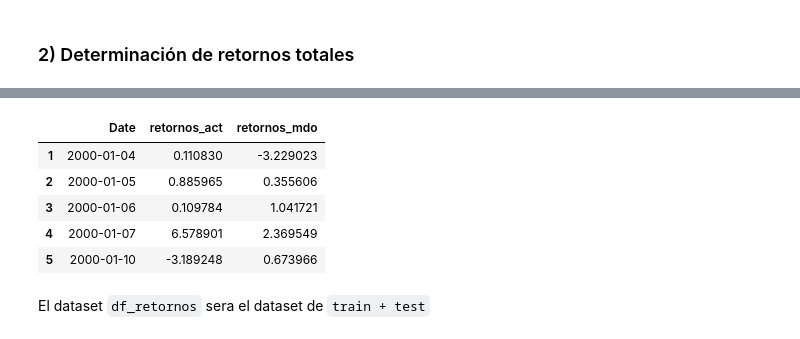
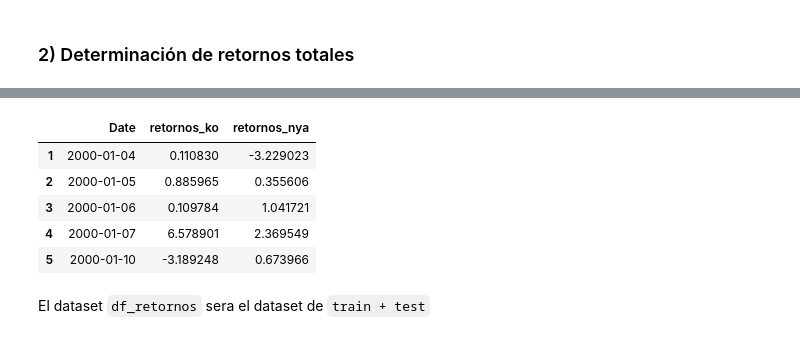
Before and after one commit to VirgniaAmb/MLBolsaMentoria2021, a Jupyter notebook: Avances/practico_3_introduccion_al_aprendizaje_automático.ipynb, the cells around one changed output, grey strips where cells are left out. Drawn from its saved outputs; the diff is of its cells as text; code cells hidden in the pictures.

```diff
--- a/Avances/practico_3_introduccion_al_aprendizaje_automático.ipynb
+++ b/Avances/practico_3_introduccion_al_aprendizaje_automático.ipynb
@@ -108,8 +110,8 @@ df.dropna(inplace=True)
 # %% [markdown]
 ### 2) Determinación de retornos totales
 # %%
-df['retornos_act'] = df['Adj Close', 'KO'].pct_change()*100
-df['retornos_mdo'] = df['Adj Close','NYA'].pct_change()*100
+df['retornos_ko'] = df['Adj Close', 'KO'].pct_change()*100
+df['retornos_nya'] = df['Adj Close','NYA'].pct_change()*100
 df.head()
 # %% [output]
 |  | Adj Close |  | Close |  | High |  | Low |  | Open |  | Volume | ... |
@@ -121,15 +123,15 @@ df.head()
 | 2000-01-06 | 15.863964 | 6635.439941 | 28.50000 | 6635.439941 | 28.84375 | 6635.439941 | 28.28125 | 6635.439941 | 28.46875 | 6635.439941 | 7129200 | ... |
 | 2000-01-07 | 16.907639 | 6792.669922 | 30.37500 | 6792.669922 | 30.37500 | 6792.669922 | 28.93750 | 6792.669922 | 28.93750 | 6792.669922 | 11474000 | ... |
 # %%
-df_retornos = pd.concat([df['retornos_act'], df['retornos_mdo']], axis=1, keys=['retornos_act', 'retornos_mdo'])
+df_retornos = pd.concat([df['retornos_ko'], df['retornos_nya']], axis=1, keys=['retornos_ko', 'retornos_nya'])
 
 # Reseteo MultiIndex y renombro columnas
 df_retornos = df_retornos.reset_index(level='Date') # Reseteo MultiIndex (Date en este caso y la guardaré como columna)v
 
 df_retornos.dropna(inplace=True) # descarto fechas en que tengo NaN en algún retorno
 df_retornos.head()
 # %% [output]
-|  | Date | retornos_act | retornos_mdo |
+|  | Date | retornos_ko | retornos_nya |
 | 1 | 2000-01-04 | 0.110830 | -3.229023 |
 | 2 | 2000-01-05 | 0.885965 | 0.355606 |
 | 3 | 2000-01-06 | 0.109784 | 1.041721 |
```
Also changed, not shown: parts of 66 cells of this notebook.
